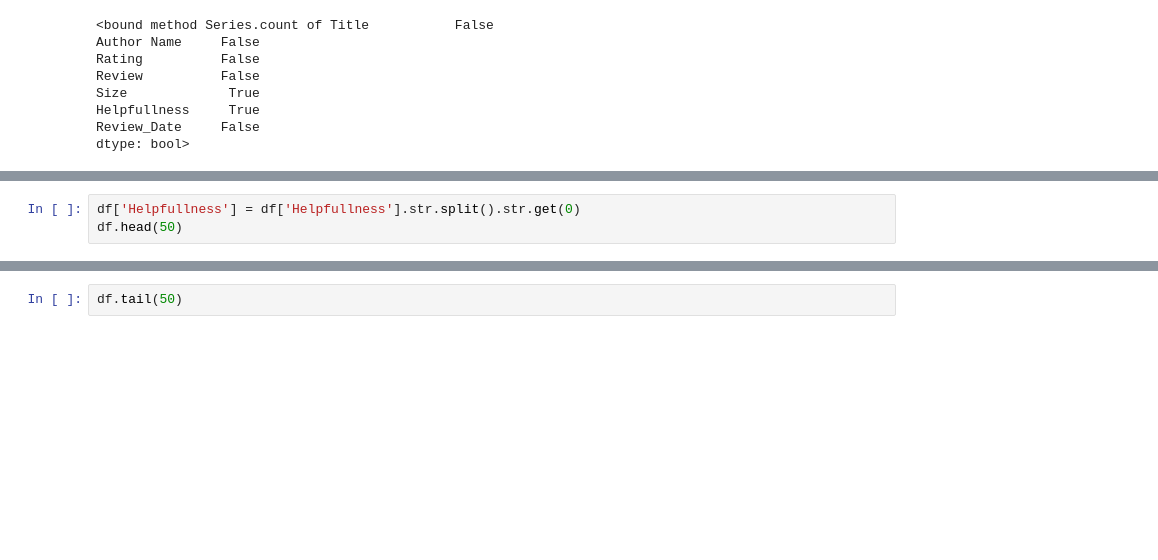
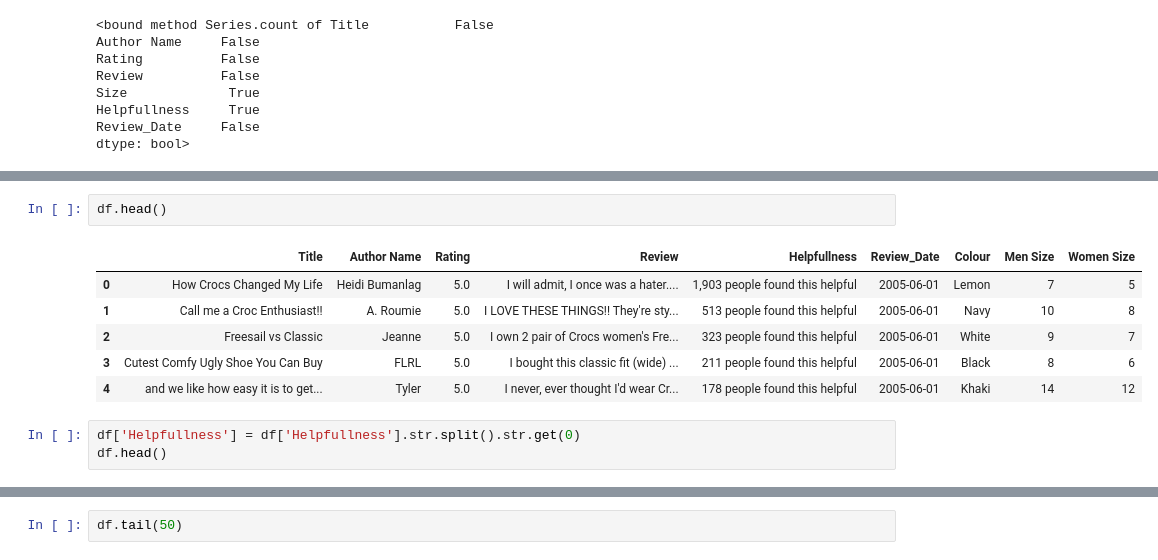
Before and after one commit to HarshitMaheshwari/Amazon-Product-Review-Analysis, a Jupyter notebook: Data Analysis - Project.ipynb, the cells around one changed output, grey strips where cells are left out. Cells and saved outputs as stored; diff of their text form; blank space fills up the shorter version.

```diff
--- a/Data Analysis - Project.ipynb
+++ b/Data Analysis - Project.ipynb
@@ -257,6 +241,15 @@ df.head()
+# %%
+df.head()
+# %% [output]
+|  | Title | Author Name | Rating | Review | Helpfullness | Review_Date | Colour | Men Size | Women Size |
+| 0 | How Crocs Changed My Life | Heidi Bumanlag | 5.0 | I will admit, I once was a hater.... | 1,903 people found this helpful | 2005-06-01 | Lemon | 7 | 5 |
+| 1 | Call me a Croc Enthusiast!! | A. Roumie | 5.0 | I LOVE THESE THINGS!! They're sty... | 513 people found this helpful | 2005-06-01 | Navy | 10 | 8 |
+| 2 | Freesail vs Classic | Jeanne | 5.0 | I own 2 pair of Crocs women's Fre... | 323 people found this helpful | 2005-06-01 | White | 9 | 7 |
+| 3 | Cutest Comfy Ugly Shoe You Can Buy | FLRL | 5.0 | I bought this classic fit (wide) ... | 211 people found this helpful | 2005-06-01 | Black | 8 | 6 |
+| 4 | and we like how easy it is to get... | Tyler | 5.0 | I never, ever thought I'd wear Cr... | 178 people found this helpful | 2005-06-01 | Khaki | 14 | 12 |
 # %%
 df['Helpfullness'] = df['Helpfullness'].str.split().str.get(0)
-df.head(50)
+df.head()
 # %%
 # %% [output]
 |  | Title | Author Name | Rating | Review | Size | Helpfullness | Review_Date | Colour | Men Size | ... |
```
Also changed, not shown: parts of 10 cells of this notebook, 1 other file.
